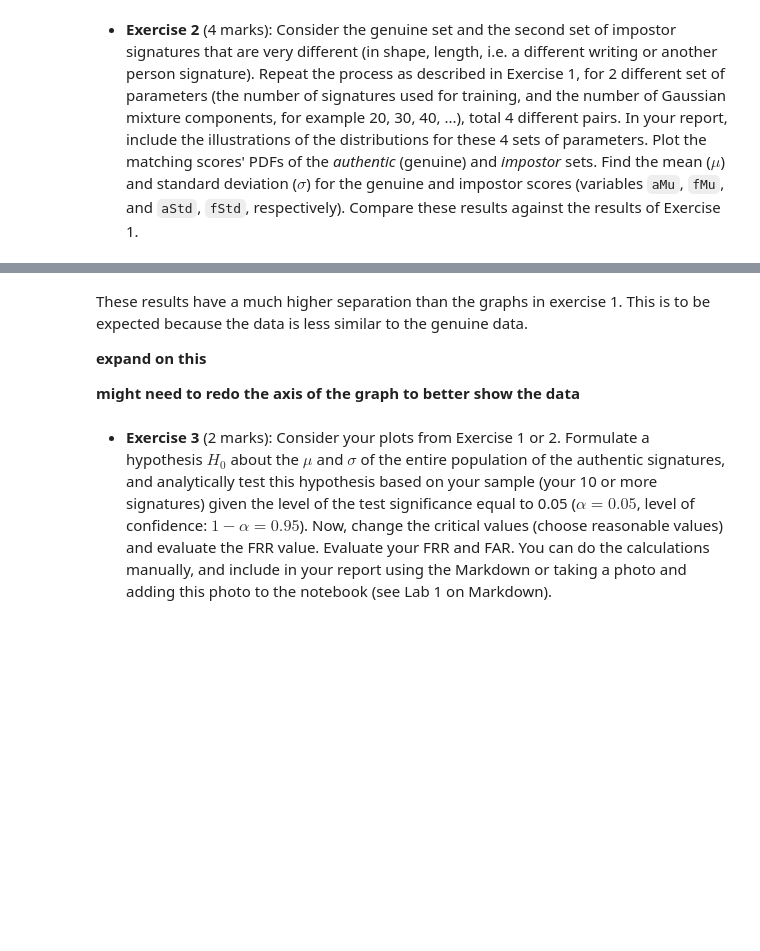
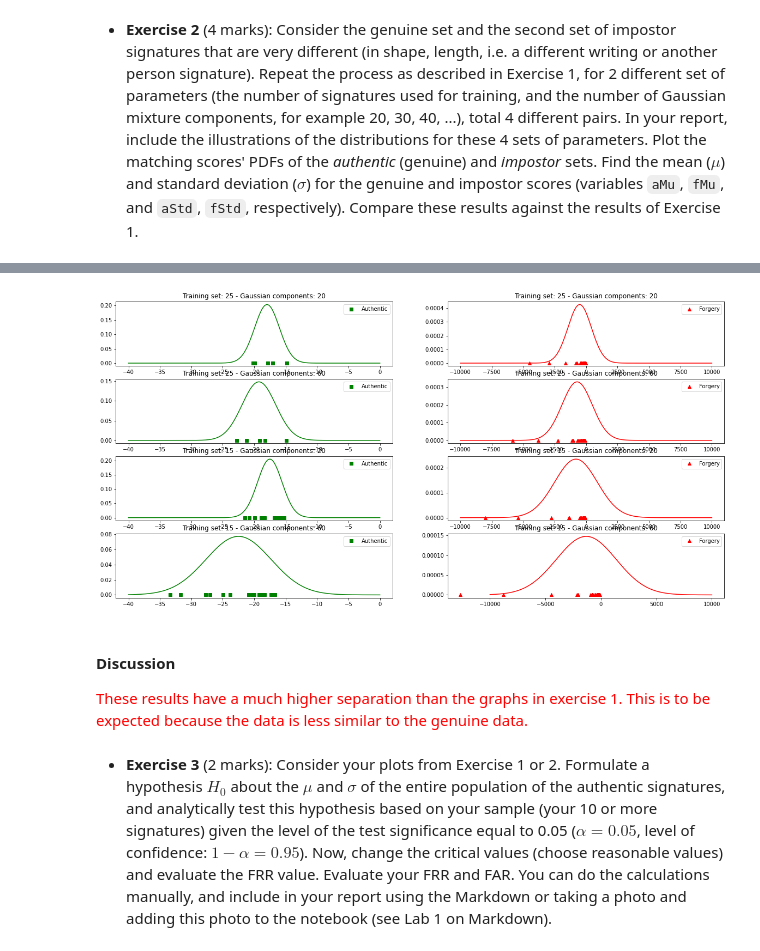
Before and after one commit to TheJade/ENCM509, a Jupyter notebook: Lab3/Lab3-SigVerif GMM.ipynb, the cells around one changed output, grey strips where cells are left out. Drawn from its saved outputs; the diff is of its cells as text; code cells hidden in the pictures; blank space fills up the shorter version.

```diff
--- a/Lab3/Lab3-SigVerif GMM.ipynb
+++ b/Lab3/Lab3-SigVerif GMM.ipynb
@@ -467,9 +446,35 @@ plt.show()
+# %%
+plt.figure(figsize=(20,10))
+x_1 = np.arange(-40, 0, 0.01)
+x_2 = np.arange(-10000, 10000, 1)
+j = 1
+
+for i in range(0, 4):
+
+    aProb = norm.pdf(x_1, loc=np.mean(aScores[i]), scale=np.std(aScores[i]))
+    fProb = norm.pdf(x_2, loc=np.mean(fScores[i]), scale=np.std(fScores[i]))
+
+    plt.subplot(4,2,j)
+    plt.plot(x_1, aProb, 'g')
+    plt.plot(aScores[i], np.zeros(len(aScores[i])), 'gs', lw=2, label='Authentic')
+    plt.legend();
+    plt.title('Training set: {} - Gaussian components: {}'.format(train[i], comp[i]));
+
+    plt.subplot(4,2,j+1)
+    plt.plot(x_2, fProb, 'r')
+    plt.plot(fScores[i], np.zeros(len(fScores[i])), 'r^', lw=2, label='Forgery')
+    plt.legend();
+    plt.title('Training set: {} - Gaussian components: {}'.format(train[i], comp[i]));
+
+    j = j + 2
+
+plt.show()
+# %% [output]
+[figure, added]
 # %% [markdown]
-These results have a much higher separation than the graphs in exercise 1. This is to be expected because the data is less similar to the genuine data.
+#### Discussion
 
-**expand on this**
-
-
-**might need to redo the axis of the graph to better show the data**
+<span style="color: red;"> These results have a much higher separation than the graphs in exercise 1. This is to be expected because the data is less similar to the genuine data.
+ </span>
 # %% [markdown]
 - **Exercise 3** (2 marks): Consider your plots from Exercise 1 or 2. Formulate a hypothesis $H_0$ about the $\mu$ and $\sigma$ of the entire population of the authentic signatures, and analytically test this hypothesis based on your sample (your 10 or more signatures) given the level of the test significance equal to 0.05 ($\alpha=0.05$, level of confidence: $1-\alpha= 0.95$). Now, change the critical values (choose reasonable values) and evaluate the FRR value.  Evaluate your FRR and FAR. You can do the calculations manually, and include in  your report using the Markdown or taking a photo and adding this photo to the notebook (see Lab 1 on Markdown).
```
Also changed, not shown: parts of 21 cells of this notebook.
